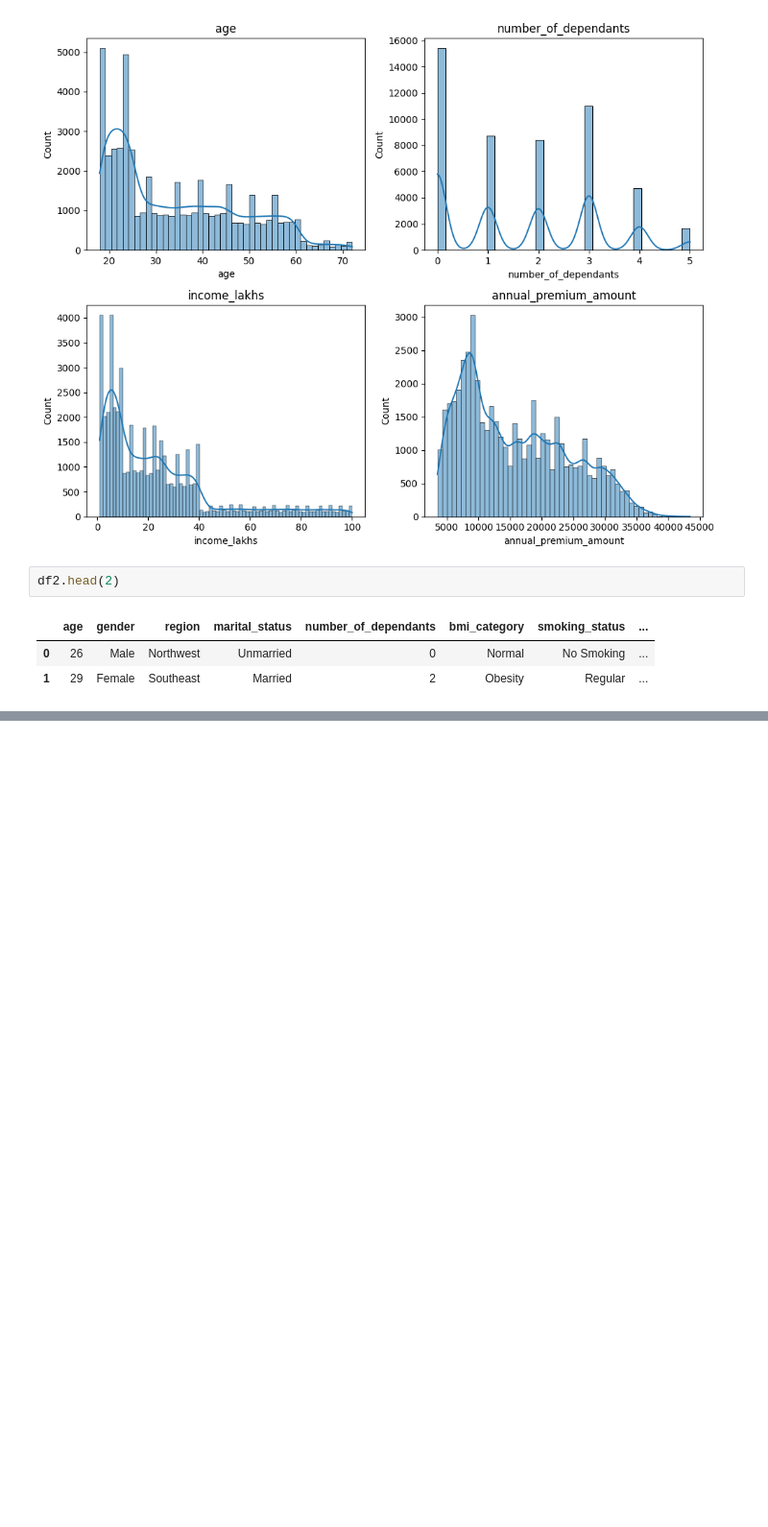
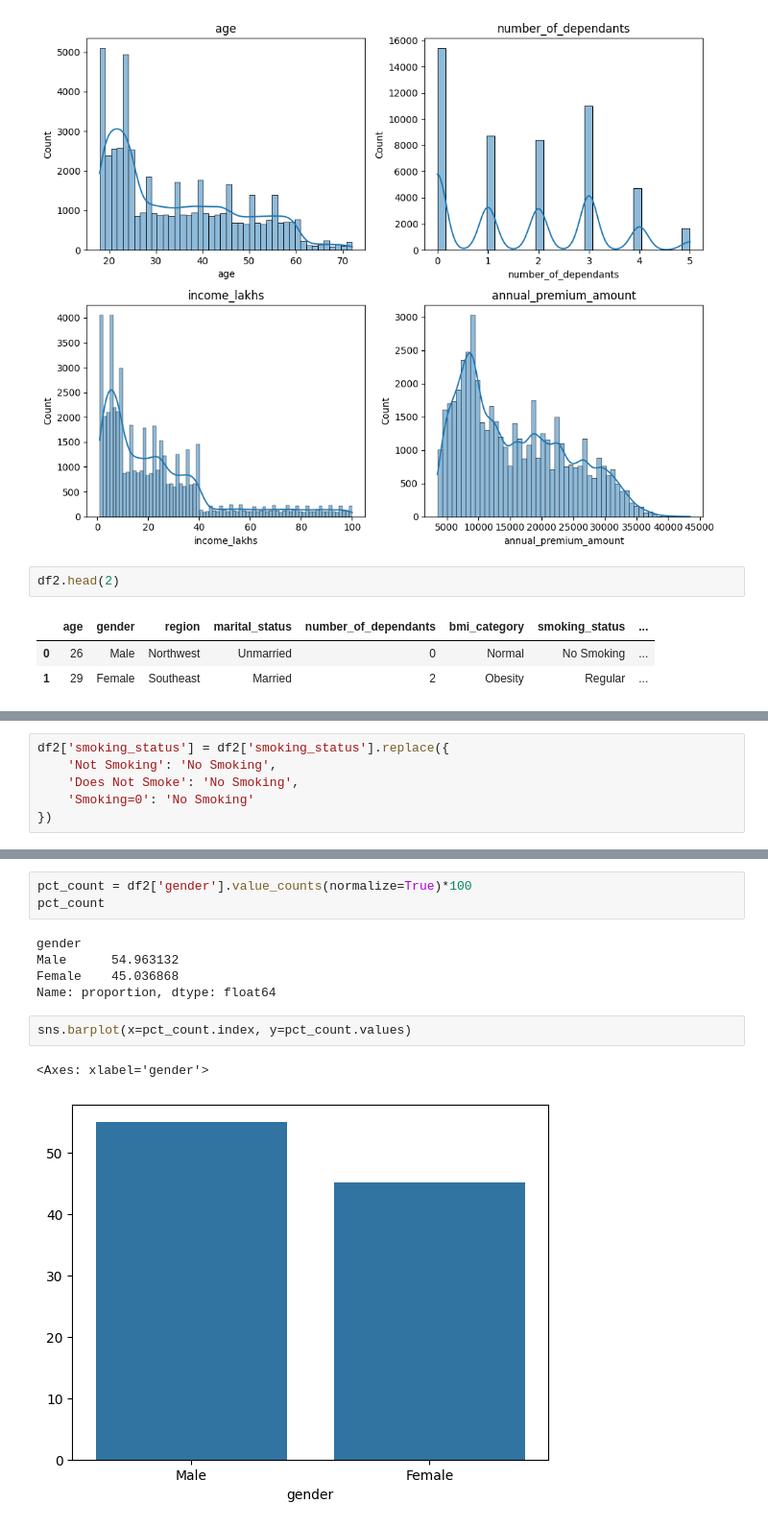
Before and after one commit to Abi27052000/HealthCare-Premium-Prediction, a Jupyter notebook: healthcare_premium_prediction.ipynb, the cells around one changed output, grey strips where cells are left out. Shown: that part at 96% size. Drawn from its saved outputs; the diff is of its cells as text; blank space fills up the shorter version.

```diff
--- a/healthcare_premium_prediction.ipynb
+++ b/healthcare_premium_prediction.ipynb
@@ -223,0 +265,6 @@ df2.head(2)
+# %%
+df2['smoking_status'] = df2['smoking_status'].replace({
+    'Not Smoking': 'No Smoking',
+    'Does Not Smoke': 'No Smoking',
+    'Smoking=0': 'No Smoking'
+})
@@ -223,0 +284,13 @@ df2.head(2)
+# %%
+pct_count = df2['gender'].value_counts(normalize=True)*100
+pct_count
+# %% [output]
+gender
+Male      54.963132
+Female    45.036868
+Name: proportion, dtype: float64
+# %%
+sns.barplot(x=pct_count.index, y=pct_count.values)
+# %% [output]
+<Axes: xlabel='gender'>
+[figure, added]
```
Also changed, not shown: parts of 12 cells of this notebook.
